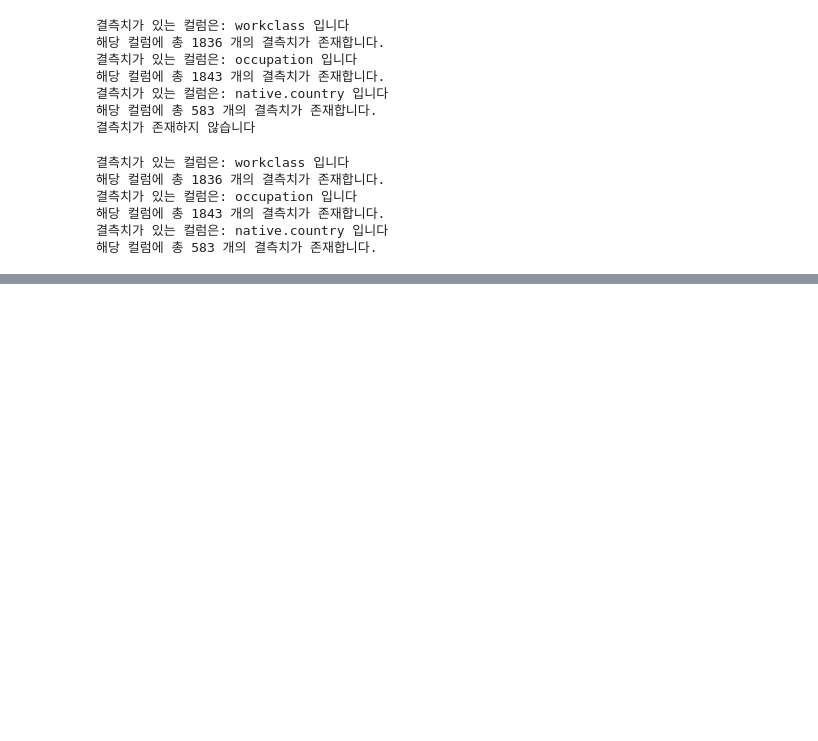
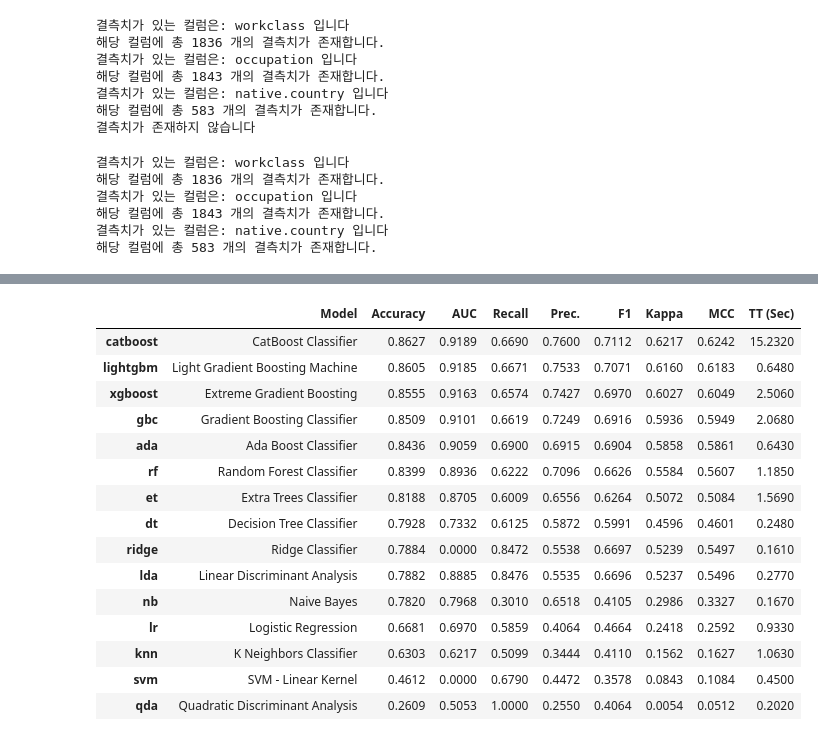
Before and after one commit to ChoiJunhee/dacon, a Jupyter notebook: 인구 데이터 기반 소득 예측 경진대회/Baseline_EDA.ipynb, the cells around one changed output, grey strips where cells are left out. Saved outputs shown, nothing was run; the diff lists cells and outputs as text; code cells hidden in the pictures; blank space fills up the shorter version.

```diff
--- a/인구 데이터 기반 소득 예측 경진대회/Baseline_EDA.ipynb
+++ b/인구 데이터 기반 소득 예측 경진대회/Baseline_EDA.ipynb
@@ -185,0 +202,19 @@ submission
+# %%
+best_model= compare_models()
+# %% [output]
+|  | Model | Accuracy | AUC | Recall | Prec. | F1 | Kappa | MCC | TT (Sec) |
+| catboost | CatBoost Classifier | 0.8627 | 0.9189 | 0.6690 | 0.7600 | 0.7112 | 0.6217 | 0.6242 | 15.2320 |
+| lightgbm | Light Gradient Boosting Machine | 0.8605 | 0.9185 | 0.6671 | 0.7533 | 0.7071 | 0.6160 | 0.6183 | 0.6480 |
+| xgboost | Extreme Gradient Boosting | 0.8555 | 0.9163 | 0.6574 | 0.7427 | 0.6970 | 0.6027 | 0.6049 | 2.5060 |
+| gbc | Gradient Boosting Classifier | 0.8509 | 0.9101 | 0.6619 | 0.7249 | 0.6916 | 0.5936 | 0.5949 | 2.0680 |
+| ada | Ada Boost Classifier | 0.8436 | 0.9059 | 0.6900 | 0.6915 | 0.6904 | 0.5858 | 0.5861 | 0.6430 |
+| rf | Random Forest Classifier | 0.8399 | 0.8936 | 0.6222 | 0.7096 | 0.6626 | 0.5584 | 0.5607 | 1.1850 |
+| et | Extra Trees Classifier | 0.8188 | 0.8705 | 0.6009 | 0.6556 | 0.6264 | 0.5072 | 0.5084 | 1.5690 |
+| dt | Decision Tree Classifier | 0.7928 | 0.7332 | 0.6125 | 0.5872 | 0.5991 | 0.4596 | 0.4601 | 0.2480 |
+| ridge | Ridge Classifier | 0.7884 | 0.0000 | 0.8472 | 0.5538 | 0.6697 | 0.5239 | 0.5497 | 0.1610 |
+| lda | Linear Discriminant Analysis | 0.7882 | 0.8885 | 0.8476 | 0.5535 | 0.6696 | 0.5237 | 0.5496 | 0.2770 |
+| nb | Naive Bayes | 0.7820 | 0.7968 | 0.3010 | 0.6518 | 0.4105 | 0.2986 | 0.3327 | 0.1670 |
+| lr | Logistic Regression | 0.6681 | 0.6970 | 0.5859 | 0.4064 | 0.4664 | 0.2418 | 0.2592 | 0.9330 |
+| knn | K Neighbors Classifier | 0.6303 | 0.6217 | 0.5099 | 0.3444 | 0.4110 | 0.1562 | 0.1627 | 1.0630 |
+| svm | SVM - Linear Kernel | 0.4612 | 0.0000 | 0.6790 | 0.4472 | 0.3578 | 0.0843 | 0.1084 | 0.4500 |
+| qda | Quadratic Discriminant Analysis | 0.2609 | 0.5053 | 1.0000 | 0.2550 | 0.4064 | 0.0054 | 0.0512 | 0.2020 |
```
Also changed, not shown: parts of 11 cells of this notebook, 14 other files.
